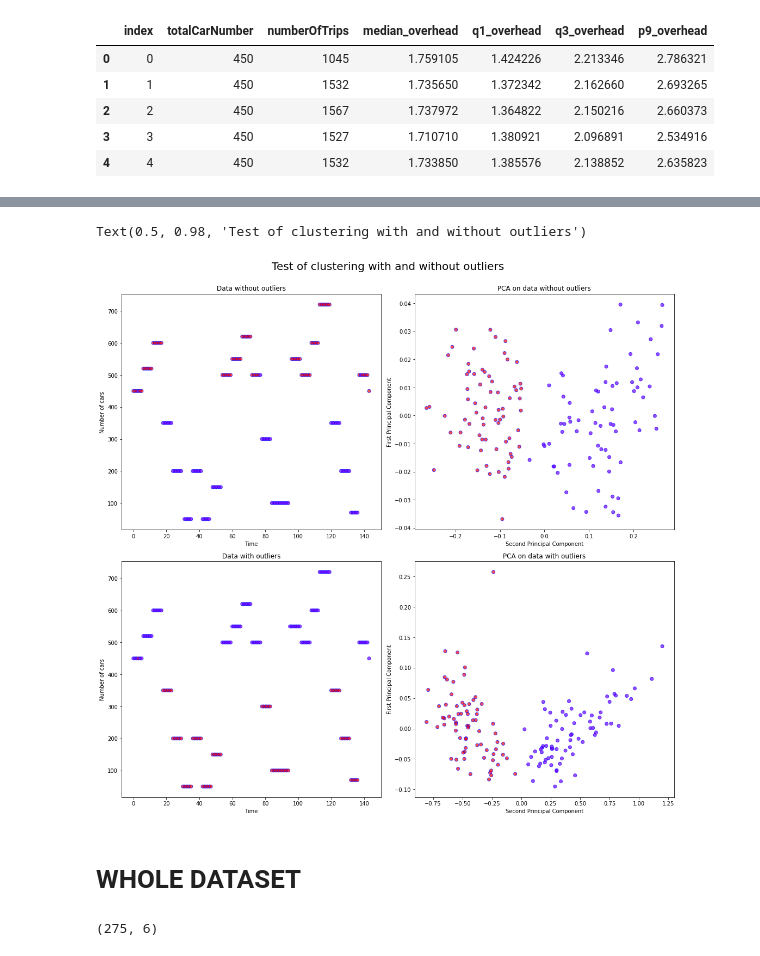
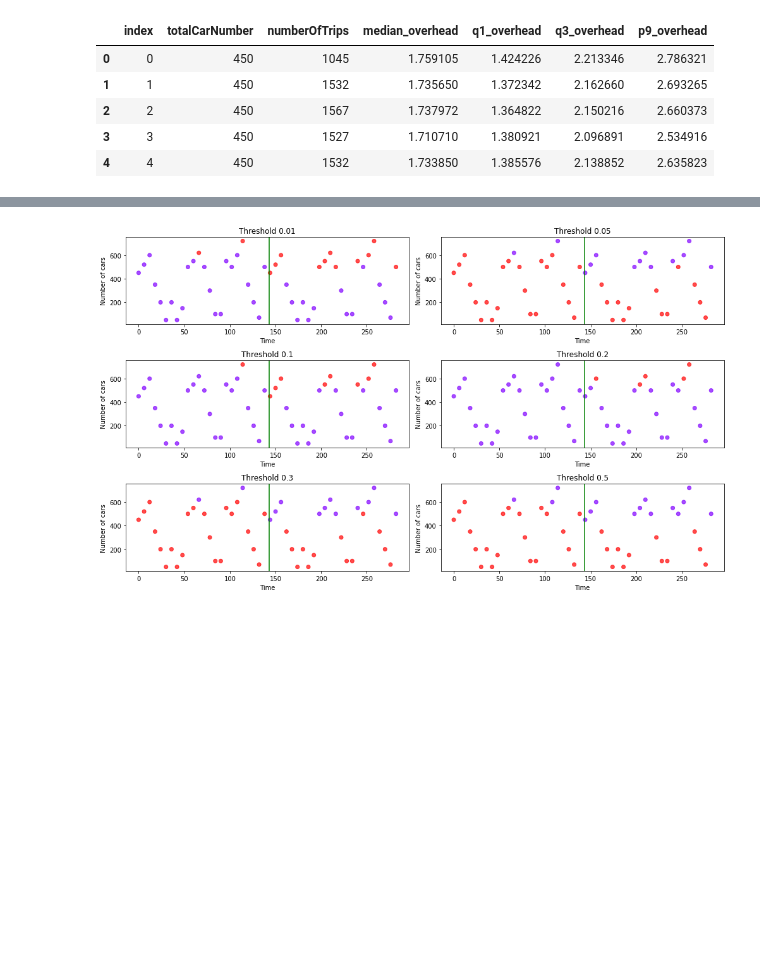
Before and after one commit to martaradzi/RTX, a Jupyter notebook: experiments/9/Birch_09.ipynb, the cells around one changed output, grey strips where cells are left out. Saved outputs shown, nothing was run; the diff lists cells and outputs as text; code cells hidden in the pictures; blank space fills up the shorter version.

```diff
--- a/experiments/9/Birch_09.ipynb
+++ b/experiments/9/Birch_09.ipynb
@@ -136,14 +122,0 @@ The highest silhouette scores(0.671251049556711) is for 2 clusers
-# %%
-model_before = Birch(n_clusters=None, threshold=0.05)
-
-for i in traindf_before_list:
-    model_before.partial_fit(i)
-
-# model.partial_fit(test_normal)
-
-n = plot_silhouette_scores(model_before, data_to_plot_before[:, 3:], 2, 6)
-
-model_before.set_params(n_clusters = n)
-model_before.partial_fit()
-
-labels_before = model_before.predict(data_to_plot_before[:, 3:])
@@ -184,0 +294,2 @@ Text(0.5, 0.98, 'Test of clustering with and without outliers')
+# %%
+data_split_modified_z_12_list = np.split(data_split_modified_z_12, 1)
@@ -184,0 +439,4 @@ Text(0.5, 0.98, 'Test of clustering with and without outliers')
+# %%
+traindf = df[['median_overhead', 'q1_overhead', 'q3_overhead', 'p9_overhead']].copy()
+traindf = traindf.to_numpy()
+traindf_list = np.split(traindf, 18)
@@ -185,38 +557,42 @@ Text(0.5, 0.98, 'Test of clustering with and without outliers')
 # %%
-pca = PCA(n_components=2)
-pc_before = pca.fit_transform(data_to_plot_before[:, 3:])
-pc_outliers = pca.fit_transform(data_split_modified_z_12[:, :2])
+figure, axs = plt.subplots(nrows=3, ncols=2,figsize=(14,9))
 
-figure, axs = plt.subplots(nrows=2, ncols=2,figsize=(15,15))
-
-axs[0,0].scatter(data_split_modified_z_12[:,-1], data_split_modified_z_12[:,-2], c=labels_005, cmap='rainbow', alpha=0.7, edgecolors='b')
-# axs[0,0].axvline(x=143, color='r')
+axs[0,0].scatter(data_to_plot[:,0], data_to_plot[:,1], c=labels_001_whole, cmap='rainbow', alpha=0.7)
+axs[0,0].axvline(x=143, color='g')
 axs[0,0].set_ylabel('Number of cars')
 axs[0,0].set_xlabel('Time')
-axs[0,0].title.set_text("Data without outliers")
+axs[0,0].title.set_text("Threshold 0.01")
 
-axs[0,1].scatter(pc_outliers[:,0], pc_outliers[:,1], c=labels_005, cmap='rainbow', alpha=0.7, edgecolors='b')
-# axs[0,1].axvline(x=143, color='r')
-axs[0,1].set_ylabel('First Principal Component')
-axs[0,1].set_xlabel('Second Principal Component')
-axs[0,1].title.set_text("PCA on data without outliers")
+axs[0,1].scatter(data_to_plot[:,0], data_to_plot[:,1], c=labels_005_whole, cmap='rainbow', alpha=0.7)
+axs[0,1].axvline(x=143, color='g')
+axs[0,1].set_ylabel('Number of cars')
+axs[0,1].set_xlabel('Time')
+axs[0,1].title.set_text("Threshold 0.05")
 
-axs[1,0].scatter(data_to_plot_before[:,0], data_to_plot_before[:,1], c=labels_before, cmap='rainbow', alpha=0.7, edgecolors='b')
-# axs[1,0].axvline(x=143, color='r')
+axs[1,0].scatter(data_to_plot[:,0], data_to_plot[:,1], c=labels_01_whole, cmap='rainbow', alpha=0.7)
+axs[1,0].axvline(x=143, color='g')
 axs[1,0].set_ylabel('Number of cars')
 axs[1,0].set_xlabel('Time')
-axs[1,0].title.set_text("Data with outliers")
+axs[1,0].title.set_text("Threshold 0.1")
 
-axs[1,1].scatter(pc_before[:,0], pc_before[:,1], c=labels_before, cmap='rainbow', alpha=0.7, edgecolors='b')
-# axs[1,1].axvline(x=143, color='r')
-axs[1,1].set_ylabel('First Principal Component')
-axs[1,1].set_xlabel('Second Principal Component')
-axs[1,1].title.set_text("PCA on data with outliers")
+axs[1,1].scatter(data_to_plot[:,0], data_to_plot[:,1], c=labels_02_whole, cmap='rainbow', alpha=0.7)
+axs[1,1].axvline(x=143, color='g')
+axs[1,1].set_ylabel('Number of cars')
+axs[1,1].set_xlabel('Time')
+axs[1,1].title.set_text("Threshold 0.2")
+
+axs[2,0].scatter(data_to_plot[:,0], data_to_plot[:,1], c=labels_03_whole, cmap='rainbow', alpha=0.7)
+axs[2,0].axvline(x=143, color='g')
+axs[2,0].set_ylabel('Number of cars')
+axs[2,0].set_xlabel('Time')
+axs[2,0].title.set_text("Threshold 0.3")
+
+axs[2,1].scatter(data_to_plot[:,0], data_to_plot[:,1], c=labels_whole, cmap='rainbow', alpha=0.7)
+axs[2,1].axvline(x=143, color='g')
+axs[2,1].set_ylabel('Number of cars')
+axs[2,1].set_xlabel('Time')
+axs[2,1].title.set_text("Threshold 0.5")
 
 figure.tight_layout(rect=[0, 0.03, 1, 0.95])
-figure.suptitle('Test of clustering with and without outliers', fontsize=20)
 # %% [output]
-Text(0.5, 0.98, 'Test of clustering with and without outliers')
-[figure, old version]
+[figure, new version]
-# %% [markdown]
-# WHOLE DATASET
@@ -251,4 +598,0 @@ data_split_modified_z_12 = np.concatenate(data_split_modified_z_12, axis=0)
-# %%
-data_split_modified_z_12.shape
-# %% [output]
-(275, 6)
```
Also changed, not shown: parts of 20 cells of this notebook, 14 other files.
